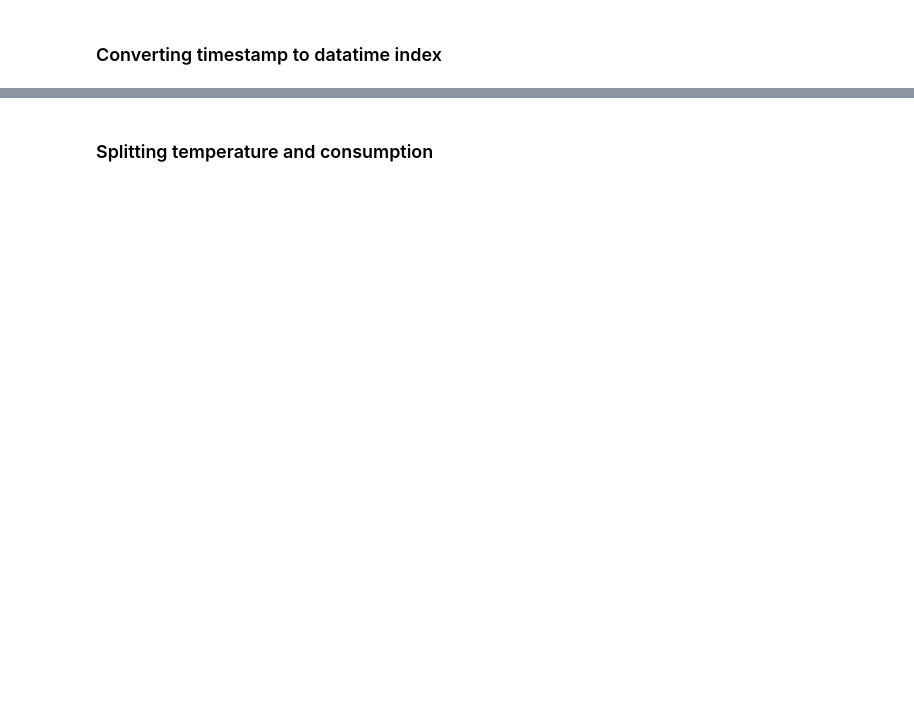
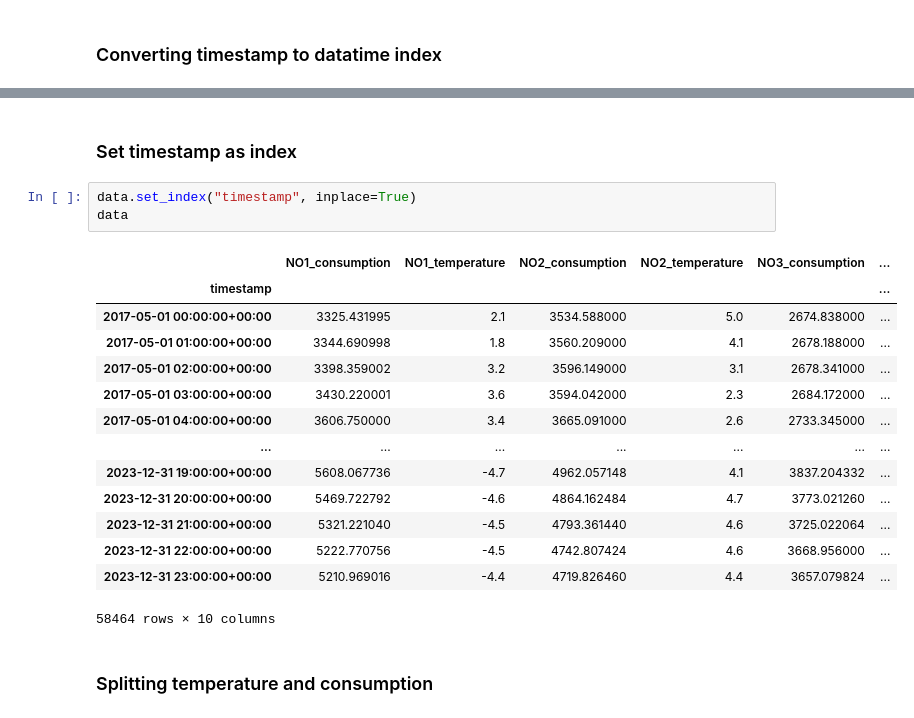
Before and after one commit to jatobro/it3030-deep-learning, a Jupyter notebook: timeseries/feature_engineering.ipynb, the cells around one changed output, grey strips where cells are left out. Drawn from its saved outputs; the diff is of its cells as text; blank space fills up the shorter version.

```diff
--- a/timeseries/feature_engineering.ipynb
+++ b/timeseries/feature_engineering.ipynb
@@ -57,3 +57,23 @@ KeyError: 'timestamp'
+# %% [markdown]
+### Set timestamp as index
+# %%
+data.set_index("timestamp", inplace=True)
+data
+# %% [output]
+|  | NO1_consumption | NO1_temperature | NO2_consumption | NO2_temperature | NO3_consumption | ... |
+| timestamp |  |  |  |  |  | ... |
+| 2017-05-01 00:00:00+00:00 | 3325.431995 | 2.1 | 3534.588000 | 5.0 | 2674.838000 | ... |
+| 2017-05-01 01:00:00+00:00 | 3344.690998 | 1.8 | 3560.209000 | 4.1 | 2678.188000 | ... |
+| 2017-05-01 02:00:00+00:00 | 3398.359002 | 3.2 | 3596.149000 | 3.1 | 2678.341000 | ... |
+| 2017-05-01 03:00:00+00:00 | 3430.220001 | 3.6 | 3594.042000 | 2.3 | 2684.172000 | ... |
+| 2017-05-01 04:00:00+00:00 | 3606.750000 | 3.4 | 3665.091000 | 2.6 | 2733.345000 | ... |
+| ... | ... | ... | ... | ... | ... | ... |
+| 2023-12-31 19:00:00+00:00 | 5608.067736 | -4.7 | 4962.057148 | 4.1 | 3837.204332 | ... |
+| 2023-12-31 20:00:00+00:00 | 5469.722792 | -4.6 | 4864.162484 | 4.7 | 3773.021260 | ... |
+| 2023-12-31 21:00:00+00:00 | 5321.221040 | -4.5 | 4793.361440 | 4.6 | 3725.022064 | ... |
+| 2023-12-31 22:00:00+00:00 | 5222.770756 | -4.5 | 4742.807424 | 4.6 | 3668.956000 | ... |
+| 2023-12-31 23:00:00+00:00 | 5210.969016 | -4.4 | 4719.826460 | 4.4 | 3657.079824 | ... |
+58464 rows × 10 columns
 # %% [markdown]
 ### Splitting temperature and consumption
 # %%
```
Also changed, not shown: parts of 9 cells of this notebook.
